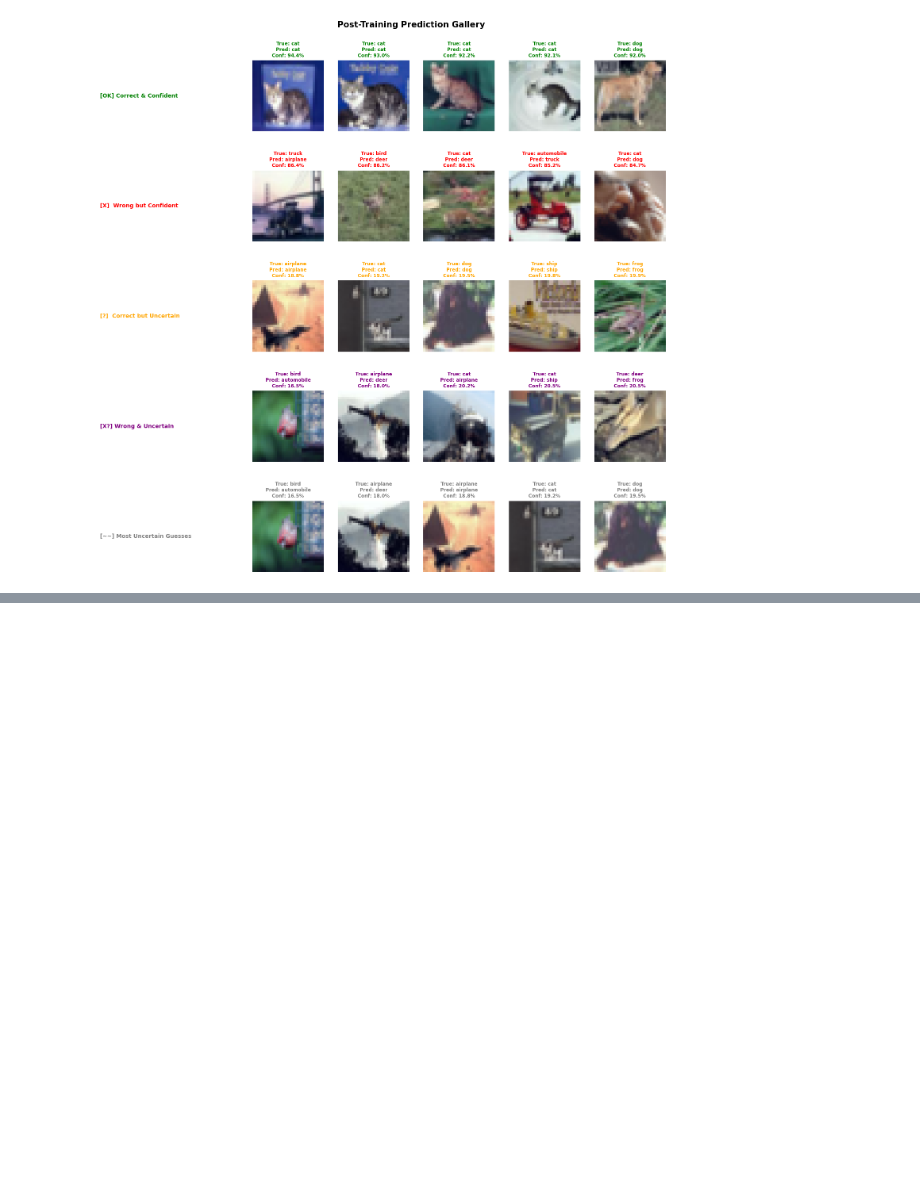
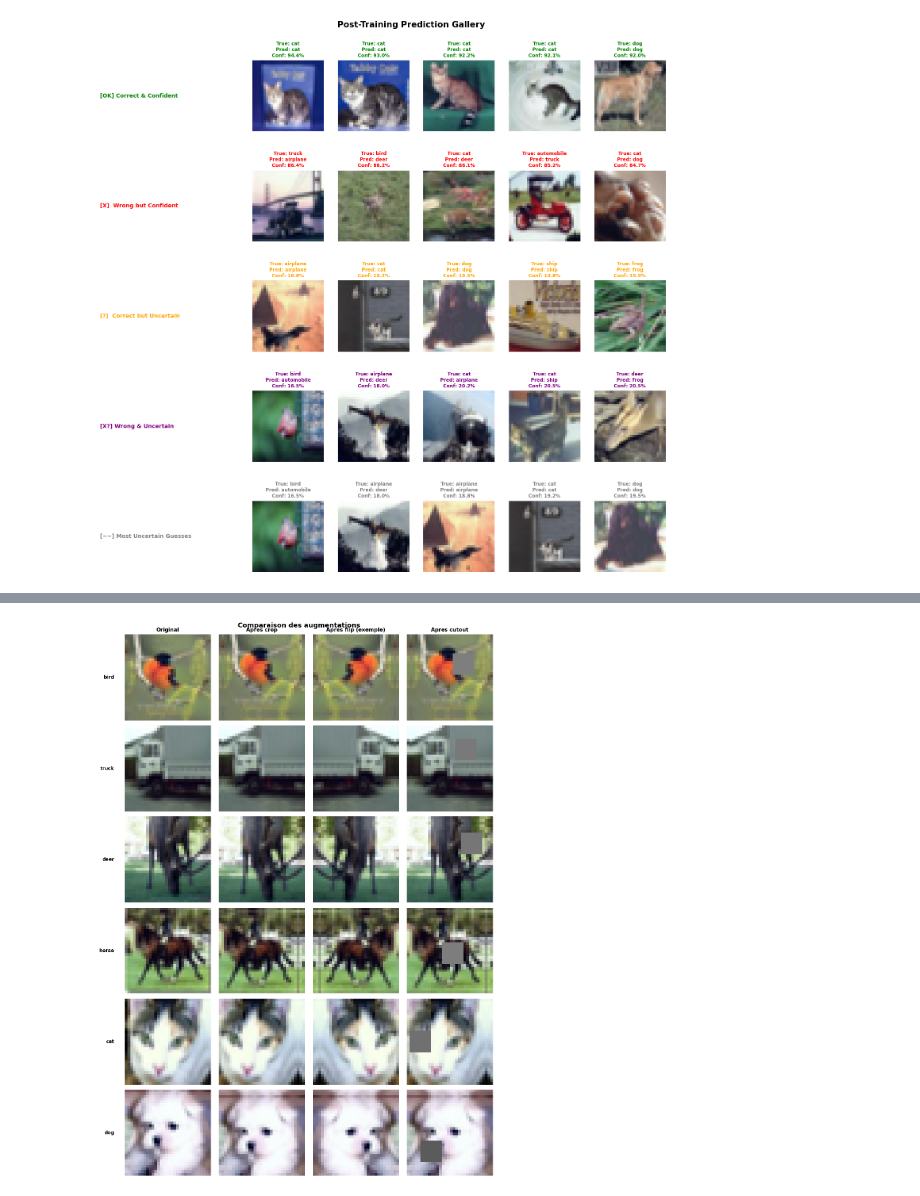
Before and after one commit to Albin5223/Project-hlb-CIFAR10, a Jupyter notebook: main_colab_original.ipynb, the cells around one changed output, grey strips where cells are left out. Saved outputs shown, nothing was run; the diff lists cells and outputs as text; code cells hidden in the pictures; blank space fills up the shorter version.

Commit message:
Visualization for image augmentation

```diff
--- a/main_colab_original.ipynb
+++ b/main_colab_original.ipynb
@@ -858,0 +869,67 @@ else:
+# %%
+# Visualisation des augmentations de donnees (batch_crop, batch_flip_lr, batch_cutout)
+import matplotlib.pyplot as plt
+import torch
+
+def _to_display_image(t):
+    """Convertit un tenseur CHW en image HWC [0,1] pour affichage."""
+    x = t.detach().float().cpu()
+    x = x.permute(1, 2, 0)
+    x = (x - x.min()) / (x.max() - x.min() + 1e-8)
+    return x.numpy()
+
+def visualize_augmentations(data_dict, n_samples=5, cutout_size=8):
+    images = data_dict['train']['images']
+    labels = data_dict['train']['targets']
+    pad = hyp['net']['pad_amount']
+
+    # On prend un petit lot d'exemples.
+    x = images[:n_samples]
+
+    # Reference "originale" en retirant le padding reflexif pour revenir en 32x32.
+    if pad > 0:
+        x_original = x[:, :, pad:-pad, pad:-pad]
+    else:
+        x_original = x
+
+    # Augmentations (comme pendant l'entrainement).
+    x_crop = batch_crop(x, crop_size=32)
+    x_flip = batch_flip_lr(x_crop, flip_chance=1.0)  # 1.0 pour visualiser clairement l'effet
+    x_cutout = batch_cutout(x_crop, patch_size=cutout_size)
+
+    fig, axes = plt.subplots(n_samples, 4, figsize=(12, 2.8 * n_samples))
+    fig.suptitle("Comparaison des augmentations", fontsize=14, fontweight='bold')
+
+    col_titles = ["Original", "Apres crop", "Apres flip (exemple)", "Apres cutout"]
+    for c, title in enumerate(col_titles):
+        axes[0, c].set_title(title, fontsize=11, fontweight='bold')
+
+    for i in range(n_samples):
+        true_label = int(labels[i].argmax().item()) if labels.ndim == 2 else int(labels[i].item())
+        class_name = CIFAR10_CLASSES[true_label] if 'CIFAR10_CLASSES' in globals() else str(true_label)
+
+        axes[i, 0].imshow(_to_display_image(x_original[i]))
+        axes[i, 1].imshow(_to_display_image(x_crop[i]))
+        axes[i, 2].imshow(_to_display_image(x_flip[i]))
+        axes[i, 3].imshow(_to_display_image(x_cutout[i]))
+
+        for j in range(4):
+            axes[i, j].axis('off')
+
+        # Etiquette de classe sur la premiere colonne
+        axes[i, 0].text(
+            -0.12, 0.5, class_name,
+            transform=axes[i, 0].transAxes,
+            va='center', ha='right', fontsize=10, fontweight='bold'
+        )
+
+    plt.tight_layout()
+    plt.show()
+
+visualize_augmentations(
+    data,
+    n_samples=6,
+    cutout_size=max(8, hyp['net']['cutout_size'])
+ )
+# %% [output]
+[figure, added]
```
Also changed, not shown: parts of 1 cell of this notebook.
